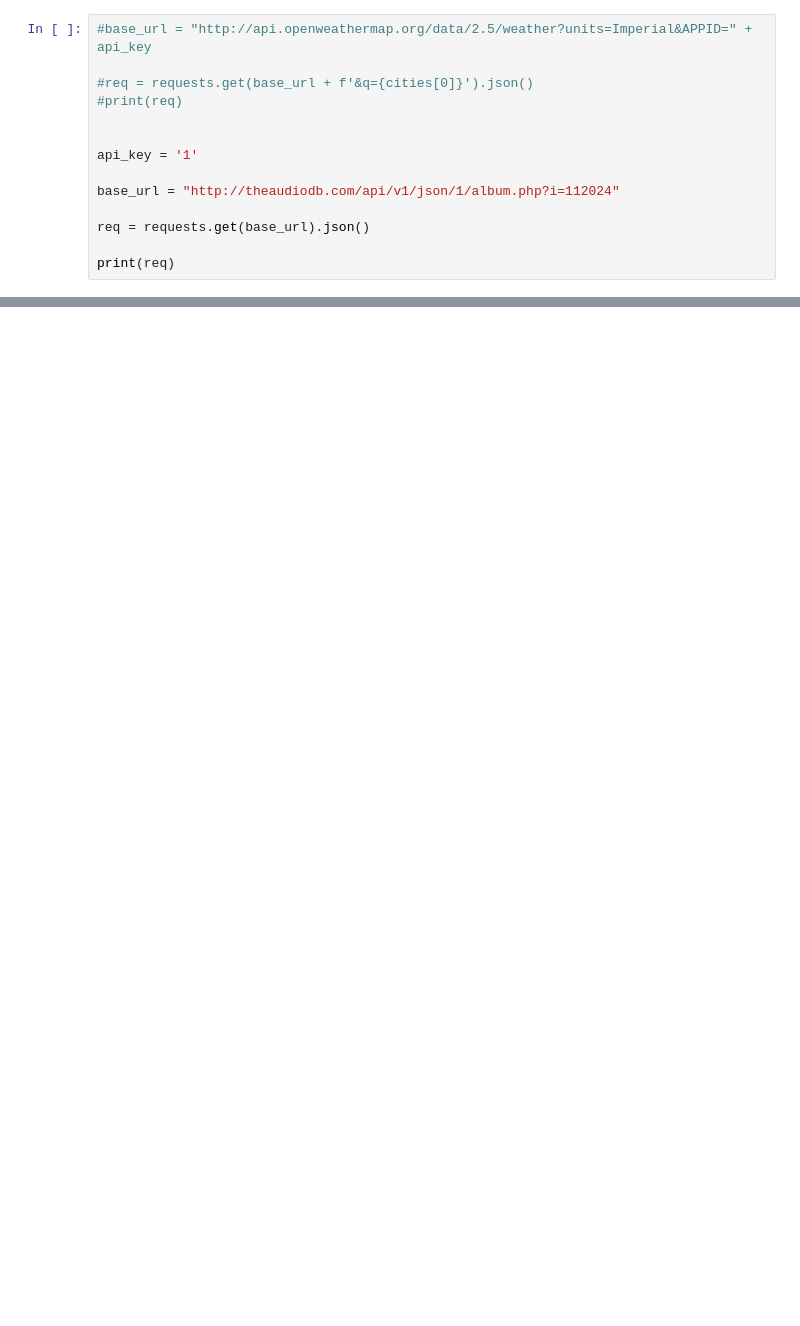
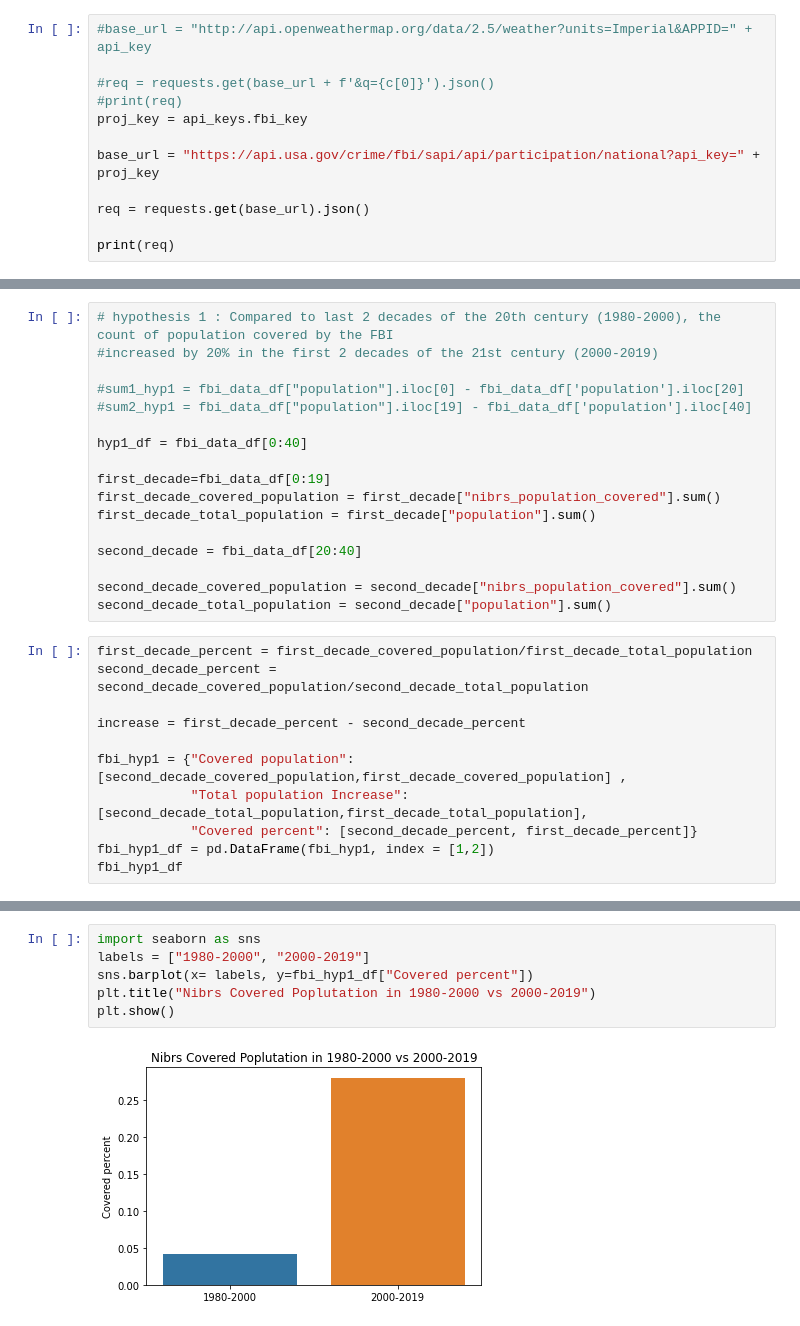
Before and after one commit to sam0790/homework, a Jupyter notebook: group_project.ipynb, the cells around one changed output, grey strips where cells are left out. Cells and saved outputs as stored; diff of their text form; blank space fills up the shorter version.

```diff
--- a/group_project.ipynb
+++ b/group_project.ipynb
@@ -12,13 +18,11 @@ api_key = '1'
 # %%
 #base_url = "http://api.openweathermap.org/data/2.5/weather?units=Imperial&APPID=" + api_key
 
-#req = requests.get(base_url + f'&q={cities[0]}').json()
+#req = requests.get(base_url + f'&q={c[0]}').json()
 #print(req)
+proj_key = api_keys.fbi_key
 
-
-api_key = '1'
-
-base_url = "http://theaudiodb.com/api/v1/json/1/album.php?i=112024"
+base_url = "https://api.usa.gov/crime/fbi/sapi/api/participation/national?api_key=" + proj_key
 
 req = requests.get(base_url).json()
 
@@ -27,0 +86,28 @@ print(req)
+# %%
+# hypothesis 1 : Compared to last 2 decades of the 20th century (1980-2000), the count of population covered by the FBI
+#increased by 20% in the first 2 decades of the 21st century (2000-2019)
+
+#sum1_hyp1 = fbi_data_df["population"].iloc[0] - fbi_data_df['population'].iloc[20]
+#sum2_hyp1 = fbi_data_df["population"].iloc[19] - fbi_data_df['population'].iloc[40]
+
+hyp1_df = fbi_data_df[0:40]
+
+first_decade=fbi_data_df[0:19]
+first_decade_covered_population = first_decade["nibrs_population_covered"].sum()
+first_decade_total_population = first_decade["population"].sum()
+
+second_decade = fbi_data_df[20:40]
+
+second_decade_covered_population = second_decade["nibrs_population_covered"].sum()
+second_decade_total_population = second_decade["population"].sum()
+# %%
+first_decade_percent = first_decade_covered_population/first_decade_total_population
+second_decade_percent = second_decade_covered_population/second_decade_total_population
+
+increase = first_decade_percent - second_decade_percent
+
+fbi_hyp1 = {"Covered population": [second_decade_covered_population,first_decade_covered_population] ,
+            "Total population Increase": [second_decade_total_population,first_decade_total_population],
+            "Covered percent": [second_decade_percent, first_decade_percent]}
+fbi_hyp1_df = pd.DataFrame(fbi_hyp1, index = [1,2])
+fbi_hyp1_df
@@ -27,0 +128,8 @@ print(req)
+# %%
+import seaborn as sns
+labels = ["1980-2000", "2000-2019"]
+sns.barplot(x= labels, y=fbi_hyp1_df["Covered percent"])
+plt.title("Nibrs Covered Poplutation in 1980-2000 vs 2000-2019")
+plt.show()
+# %% [output]
+[figure, added]
```
Also changed, not shown: parts of 18 cells of this notebook, 2 other files.
